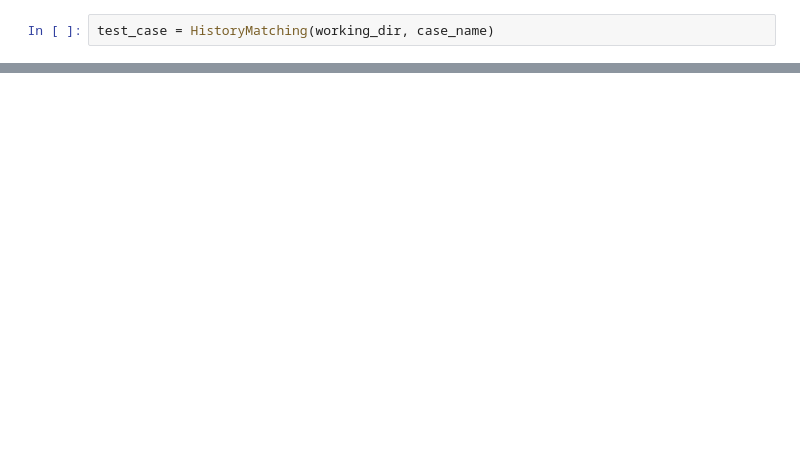
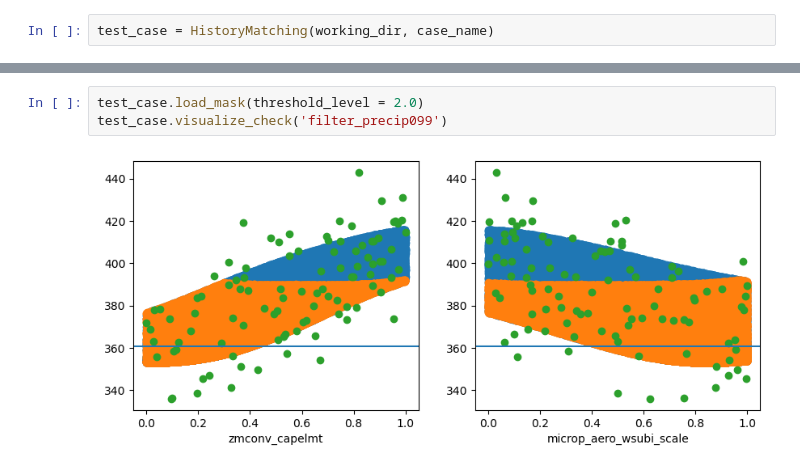
Before and after one commit to yiqioyang/proj2dhullsampler, a Jupyter notebook: notebooks/prepare.ipynb, the cells around one changed output, grey strips where cells are left out. Saved outputs shown, nothing was run; the diff lists cells and outputs as text; blank space fills up the shorter version.

```diff
--- a/notebooks/prepare.ipynb
+++ b/notebooks/prepare.ipynb
@@ -55,0 +73,5 @@ test_case.visualize_check('filter_precip099')
+# %%
+test_case.load_mask(threshold_level = 2.0)
+test_case.visualize_check('filter_precip099')
+# %% [output]
+[figure, added]
```
Also changed, not shown: parts of 4 cells of this notebook, 2 other files.
